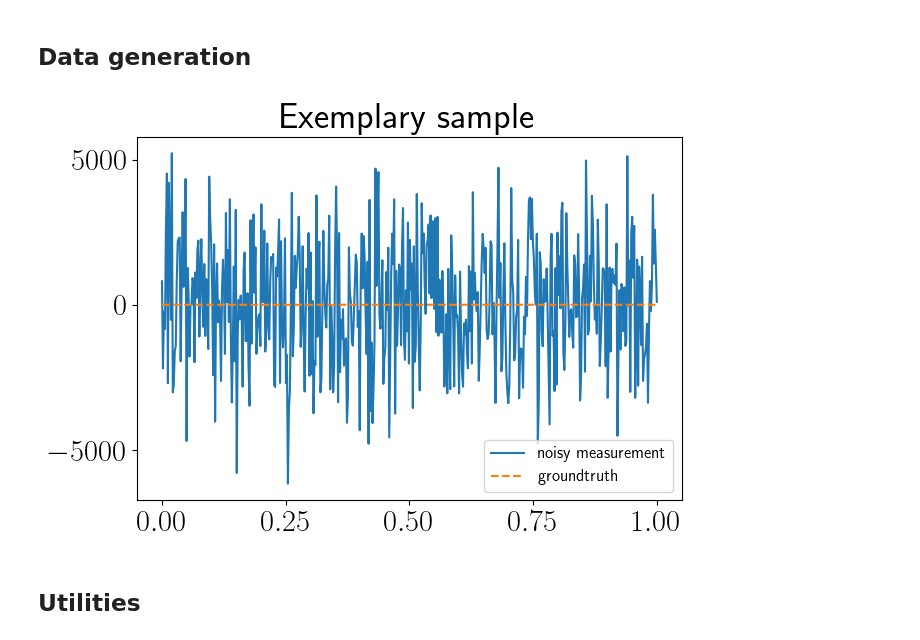
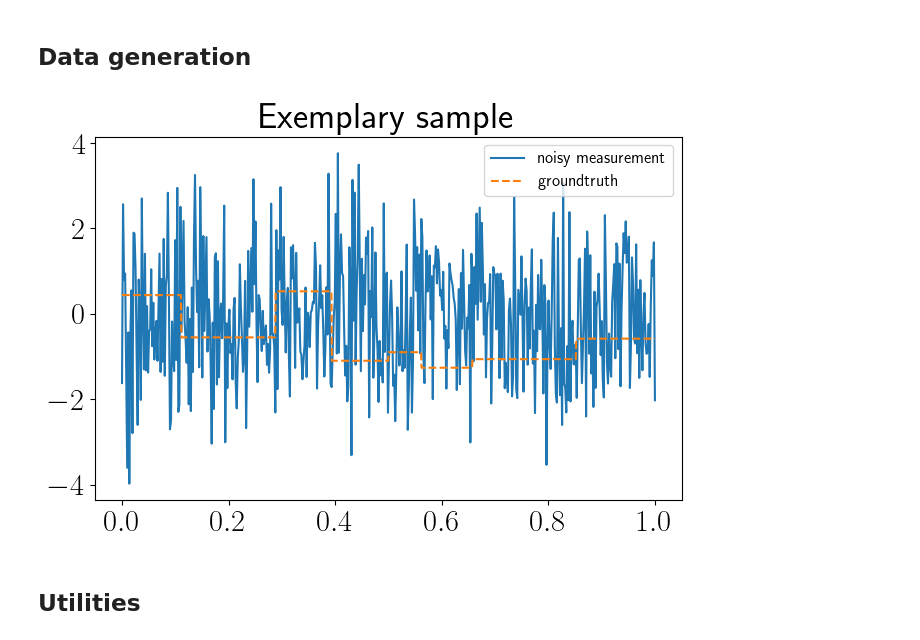
Before and after one commit to AlexanderAuras/GAMM-Overview-23, a Jupyter notebook: GAMM Overview 23.ipynb, the cells around one changed output. Drawn from its saved outputs; the diff is of its cells as text; code cells hidden in the pictures.

```diff
--- a/GAMM Overview 23.ipynb
+++ b/GAMM Overview 23.ipynb
@@ -6,9 +6,13 @@
 %reload_ext autoreload
 %autoreload 2
 
+#%env CUBLAS_WORKSPACE_CONFIG=:16:8
+%env CUBLAS_WORKSPACE_CONFIG=:4096:8
+
 import os
+from pathlib import Path
 import random
-from typing import Callable, Literal, Sequence, Tuple, Union
+from typing import Literal, Sequence, Tuple, Union
 
 import matplotlib.pyplot  as plt
 import numpy as np
@@ -20,6 +24,10 @@ from torch.utils.data import TensorDataset, DataLoader
 import torchopt
 from tqdm.auto import tqdm, trange
 
+from unet import UNet
+from tiramisu import Tiramisu
+from itnet import ItNet
+
 plt.rcParams.update({
     "text.usetex": True,
     "font.family" : "sans-serif",
@@ -30,6 +38,8 @@ plt.rcParams.update({
 torch.set_grad_enabled(False)
 
 def seed(seed: int):
+    if seed < 0:
+        return
     seed = seed%2^32
     random.seed(seed)
     np.random.seed(seed)
@@ -48,10 +60,11 @@ NUM_WORKERS = 0 #os.cpu_count()
 N_TRAIN_SAMPLES = 1024 # 64% * 1600
 N_VAL_SAMPLES = 256    # 16% * 1600
 N_TEST_SAMPLES = 320   # 20% * 1600
-NOISE_LEVEL = 0.03 # 0.0
+NOISE_LEVEL_VALTEST = 0.03 # 0.0
+NOISE_LEVEL_TRAIN = NOISE_LEVEL_VALTEST # 0.0
 GRAD_BATCH_SIZE = 128
 NOGRAD_BATCH_SIZE = 4096
 
-DATA_SIZE = 1008
-MEASUREMENT_SIZE = 504
+DATA_SIZE = 1024
+MEASUREMENT_SIZE = 512
 # %%
@@ -92,15 +132,17 @@ UNET_ADV_EPSILON = 1e-1
 # %%
 #__A = torch.eye(DATA_SIZE, device=DEVICE).unsqueeze(0)
 __A = 0.05*torch.randn((MEASUREMENT_SIZE,DATA_SIZE), device=DEVICE).unsqueeze(0)
-__tmp = __A@torch.tril(torch.ones((1,DATA_SIZE,DATA_SIZE), device=DEVICE))
-__ATApIi = (__tmp.mT@__tmp + torch.eye(DATA_SIZE, device=DEVICE)).inverse()
-__lATApIi = ((TV_LAMBDA if "TV_LAMBDA" in globals().keys() else 1.0)*__tmp.mT@__tmp + torch.eye(DATA_SIZE, device=DEVICE)).inverse()
+__AI = __A@torch.tril(torch.ones((1,DATA_SIZE,DATA_SIZE), device=DEVICE))
+__AITAIpIi = (__AI.mT@__AI + torch.eye(DATA_SIZE, device=DEVICE)).inverse()
+__lAITAIpIi = ((TV_LAMBDA if "TV_LAMBDA" in globals().keys() else 1.0)*__AI.mT@__AI + torch.eye(DATA_SIZE, device=DEVICE)).inverse()
 __D = torch.eye(DATA_SIZE, device=DEVICE)-torch.diag(torch.ones((DATA_SIZE-1), device=DEVICE), -1).unsqueeze(0)
-__ATApaD2iAT = (__A.mT@__A+UNET_TIK_ALPHA*__D.mT@__D).inverse()@__A.mT  # USE __tmp instead of __A?
-A = lambda x: (__A@x.cumsum(1).unsqueeze(-1))[...,0]
-A_T = lambda x: (__A.mT@x.unsqueeze(-1))[...,0].flip(1).cumsum(1).flip(1)
-ATApIi = lambda x: (__ATApIi@x.unsqueeze(-1))[...,0]
-lATApIi = lambda x: (__lATApIi@x.unsqueeze(-1))[...,0]
+__ATApaD2iAT = (__A.mT@__A+TIK_ALPHA*__D.mT@__D).inverse()@__A.mT  # USE __tmp instead of __A?
+A = lambda x: (__A@x.unsqueeze(-1))[...,0]
+A_T = lambda x: (__A.mT@x.unsqueeze(-1))[...,0]
+AI = lambda x: (__A@x.cumsum(1).unsqueeze(-1))[...,0]
+AI_T = lambda x: (__A.mT@x.unsqueeze(-1))[...,0].flip(1).cumsum(1).flip(1)
+AITAIpIi = lambda x: (__AITAIpIi@x.unsqueeze(-1))[...,0]
+lAITAIpIi = lambda x: (__lAITAIpIi@x.unsqueeze(-1))[...,0]
 A_pinv = lambda x: (__ATApaD2iAT@x.unsqueeze(-1))[...,0]
 
 #x = torch.randn((1,DATA_SIZE), device=DEVICE)
@@ -131,28 +173,28 @@ def generate_signals(
         values = height_std*torch.randn((jump_count,), device=DEVICE)
         values[torch.abs(values)<min_height] = values[torch.abs(values)<min_height].sign()*min_height
         derivative[i,torch.cat([torch.tensor([0], device=DEVICE),jump_positions,torch.tensor([0], device=DEVICE)])] = values
-    groundtruths = derivative
+    groundtruths = derivative.cumsum(1)
     measurements = A(groundtruths)
     noisy_measurement = measurements+noise_level*torch.randn_like(measurements)
     return noisy_measurement, groundtruths
 # %%
-train_dataset = TensorDataset(*generate_signals(N_TRAIN_SAMPLES, noise_level=NOISE_LEVEL, N_signal=DATA_SIZE))
-val_dataset = TensorDataset(*generate_signals(N_VAL_SAMPLES, noise_level=NOISE_LEVEL, N_signal=DATA_SIZE))
-test_dataset = TensorDataset(*generate_signals(N_TEST_SAMPLES, noise_level=NOISE_LEVEL, N_signal=DATA_SIZE))
+train_dataset = TensorDataset(*generate_signals(N_TRAIN_SAMPLES, noise_level=NOISE_LEVEL_TRAIN, N_signal=DATA_SIZE))
+val_dataset = TensorDataset(*generate_signals(N_VAL_SAMPLES, noise_level=NOISE_LEVEL_VALTEST, N_signal=DATA_SIZE))
+test_dataset = TensorDataset(*generate_signals(N_TEST_SAMPLES, noise_level=NOISE_LEVEL_VALTEST, N_signal=DATA_SIZE))
 train_dataloader = DataLoader(train_dataset, batch_size=GRAD_BATCH_SIZE, shuffle=True, drop_last=False, num_workers=NUM_WORKERS, worker_init_fn=lambda _: seed(torch.initial_seed()))
 val_dataloader = DataLoader(val_dataset, batch_size=NOGRAD_BATCH_SIZE, shuffle=False, drop_last=False, num_workers=NUM_WORKERS, worker_init_fn=lambda _: seed(torch.initial_seed()))
 test_dataloader = DataLoader(test_dataset, batch_size=NOGRAD_BATCH_SIZE, shuffle=False, drop_last=False, num_workers=NUM_WORKERS, worker_init_fn=lambda _: seed(torch.initial_seed()))
 
 noisy_measurement, groundtruth = train_dataset[0]
 plt.figure(figsize=(7,5))
 plt.title("Exemplary sample")
 plt.plot(torch.linspace(0.0, 1.0, noisy_measurement.shape[0]), noisy_measurement.detach().to("cpu").numpy(), label="noisy measurement")
 plt.plot(torch.linspace(0.0, 1.0, groundtruth.shape[0]), groundtruth.detach().to("cpu").numpy(), "--", label="groundtruth")
 plt.legend(prop={"size": 12})
 plt.tight_layout()
 plt.show()
 # %% [output]
-[figure, old version]
+[figure, new version]
 # %% [markdown]
 ## Utilities
 # %%
```
Also changed, not shown: parts of 35 cells of this notebook, 20 other files.
